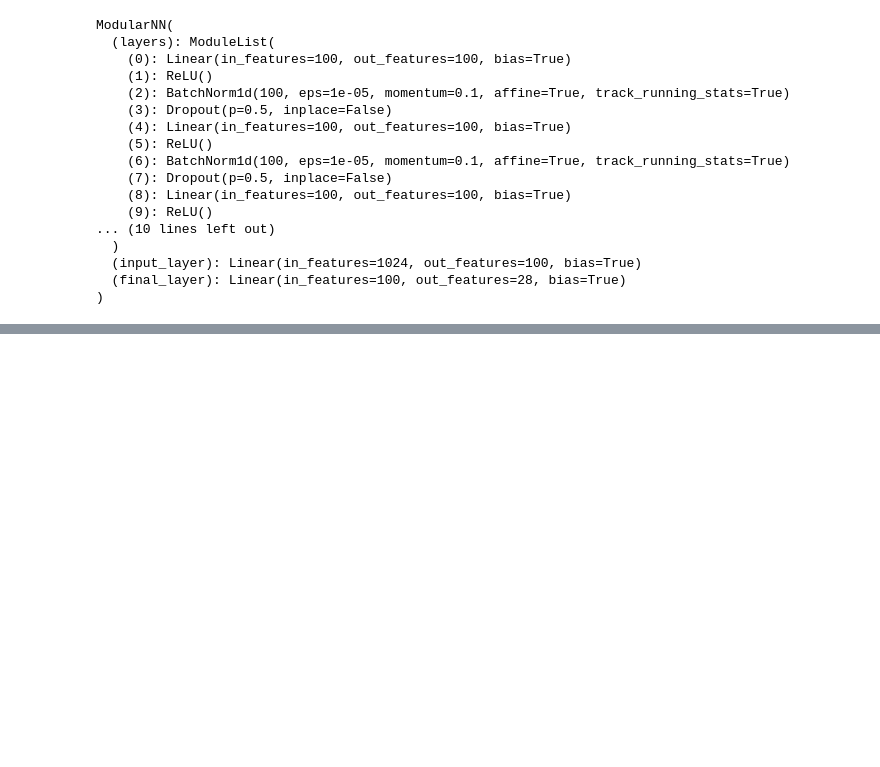
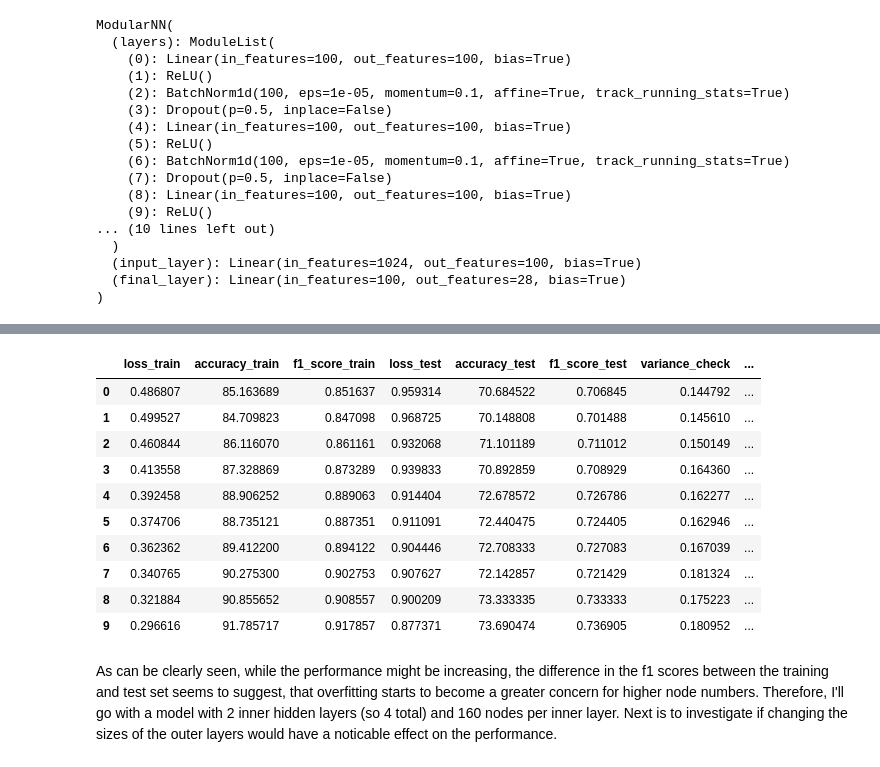
Before and after one commit to IlinKaragjozov/ComVis_with_Pytorch, a Jupyter notebook: Arab_Letter_Classification.ipynb, the cells around one changed output, grey strips where cells are left out. Cells and saved outputs as stored; diff of their text form; code cells hidden in the pictures; blank space fills up the shorter version.

```diff
--- a/Arab_Letter_Classification.ipynb
+++ b/Arab_Letter_Classification.ipynb
@@ -345,0 +418,19 @@ Epoch: 190 | Train loss: 0.93044 | Train accuracy: 68.832% | Train f1 0.688 | Te
+# %%
+layer_sizes_2=[110, 120, 130, 140, 150, 160, 170, 180, 190, 200]
+
+
+parameters_2={'loss_train':[], 'accuracy_train':[], 'f1_score_train':[],'loss_test':[], 'accuracy_test':[], 'f1_score_test':[], 'variance_check':[],'size':[]}
+k=0
+for size in layer_sizes_2:
+    tr_metric, ts_metric = SingleTrain(layer_size=size, depth=2, num_epochs=200, learning_rate=0.001, printing=True)
+    parameters_2['loss_train'].append(tr_metric['loss'][-1])
+    parameters_2['loss_test'].append(ts_metric['loss'][-1])
+    parameters_2['accuracy_train'].append(tr_metric['accuracy'][-1])
+    parameters_2['accuracy_test'].append(ts_metric['accuracy'][-1])
+    parameters_2['f1_score_train'].append(tr_metric['f1_score'][-1])
+    parameters_2['f1_score_test'].append(ts_metric['f1_score'][-1])
+    parameters_2['variance_check'].append(tr_metric['f1_score'][-1]-ts_metric['f1_score'][-1])
+    parameters_2['size'].append(size)
+    k+=1
+    print(f'{k} down, {len(layer_sizes_2)-k} to go')
+    print('------------------------')
@@ -345,0 +455,17 @@ Epoch: 190 | Train loss: 0.93044 | Train accuracy: 68.832% | Train f1 0.688 | Te
+# %%
+parameters_layer=pd.DataFrame(parameters_2)
+parameters_layer
+# %% [output]
+|  | loss_train | accuracy_train | f1_score_train | loss_test | accuracy_test | f1_score_test | variance_check | ... |
+| 0 | 0.486807 | 85.163689 | 0.851637 | 0.959314 | 70.684522 | 0.706845 | 0.144792 | ... |
+| 1 | 0.499527 | 84.709823 | 0.847098 | 0.968725 | 70.148808 | 0.701488 | 0.145610 | ... |
+| 2 | 0.460844 | 86.116070 | 0.861161 | 0.932068 | 71.101189 | 0.711012 | 0.150149 | ... |
+| 3 | 0.413558 | 87.328869 | 0.873289 | 0.939833 | 70.892859 | 0.708929 | 0.164360 | ... |
+| 4 | 0.392458 | 88.906252 | 0.889063 | 0.914404 | 72.678572 | 0.726786 | 0.162277 | ... |
+| 5 | 0.374706 | 88.735121 | 0.887351 | 0.911091 | 72.440475 | 0.724405 | 0.162946 | ... |
+| 6 | 0.362362 | 89.412200 | 0.894122 | 0.904446 | 72.708333 | 0.727083 | 0.167039 | ... |
+| 7 | 0.340765 | 90.275300 | 0.902753 | 0.907627 | 72.142857 | 0.721429 | 0.181324 | ... |
+| 8 | 0.321884 | 90.855652 | 0.908557 | 0.900209 | 73.333335 | 0.733333 | 0.175223 | ... |
+| 9 | 0.296616 | 91.785717 | 0.917857 | 0.877371 | 73.690474 | 0.736905 | 0.180952 | ... |
+# %% [markdown]
+As can be clearly seen, while the performance might be increasing, the difference in the f1 scores between the training and test set seems to suggest, that overfitting starts to become a greater concern for higher node numbers. Therefore, I'll go with a model with 2 inner hidden layers (so 4 total) and 160 nodes per inner layer. Next is to investigate if changing the sizes of the outer layers would have a noticable effect on the performance.
```
Also changed, not shown: parts of 14 cells of this notebook.
